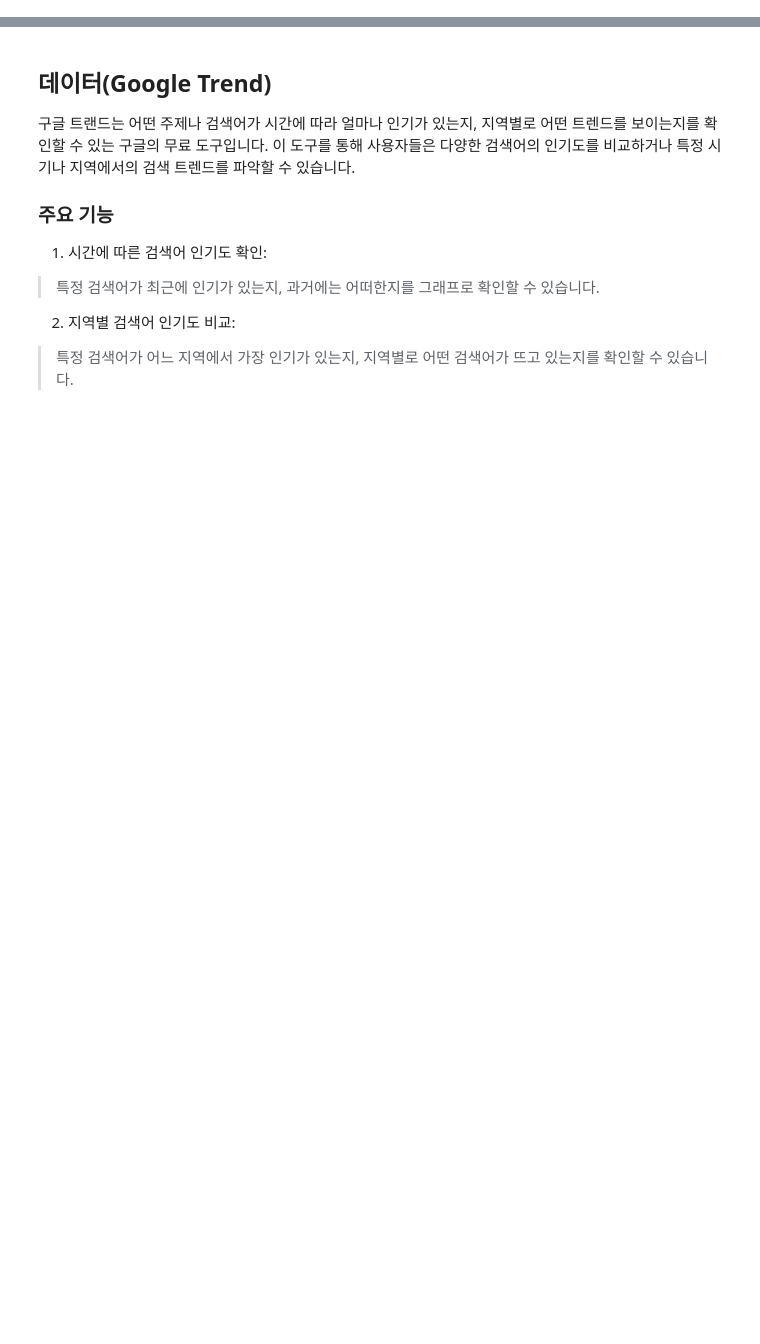
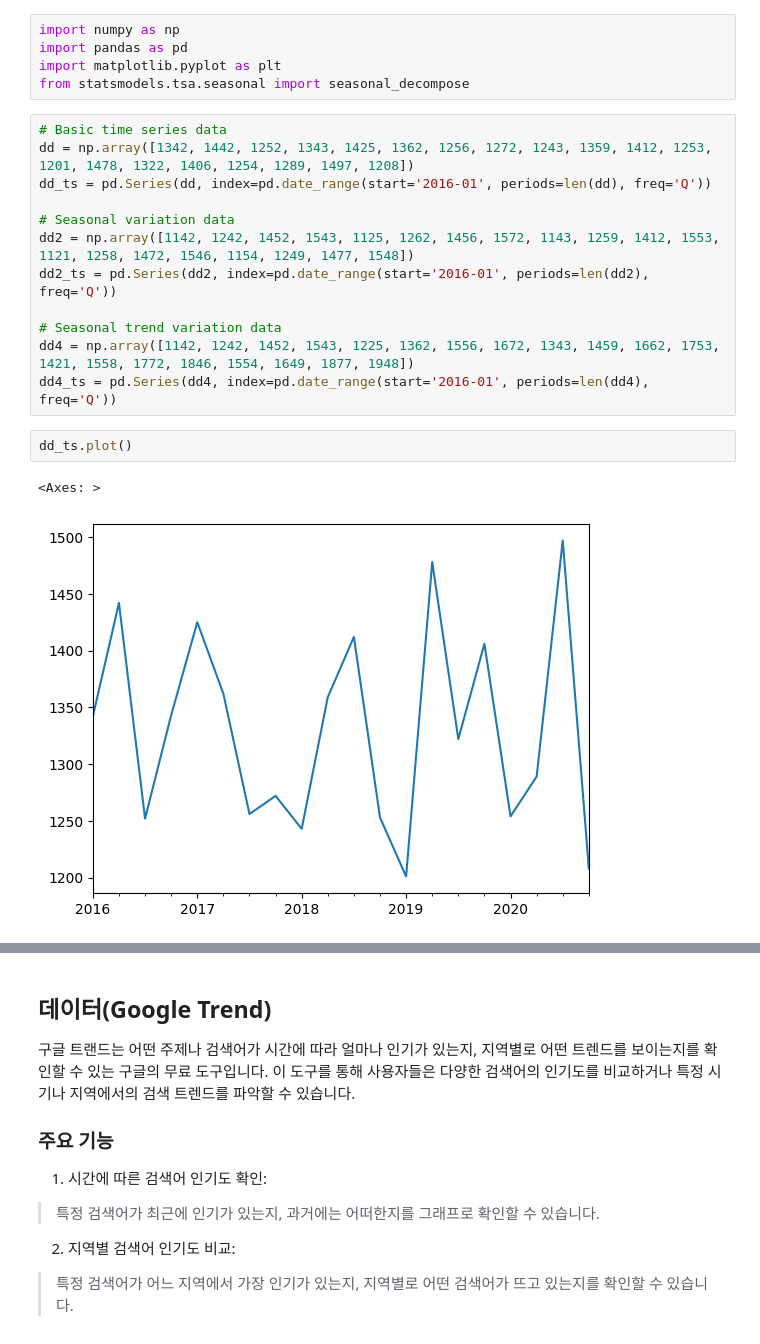
Before and after one commit to euisuk-chung/TimeSeriesDataAnalysis, a Jupyter notebook: 실습자료/시계열_데이터_분석_실습.ipynb, the cells around one changed output, grey strips where cells are left out. Cells and saved outputs as stored; diff of their text form; blank space fills up the shorter version.

```diff
--- a/실습자료/시계열_데이터_분석_실습.ipynb
+++ b/실습자료/시계열_데이터_분석_실습.ipynb
@@ -0,0 +153,22 @@
+# %%
+import numpy as np
+import pandas as pd
+import matplotlib.pyplot as plt
+from statsmodels.tsa.seasonal import seasonal_decompose
+# %%
+# Basic time series data
+dd = np.array([1342, 1442, 1252, 1343, 1425, 1362, 1256, 1272, 1243, 1359, 1412, 1253, 1201, 1478, 1322, 1406, 1254, 1289, 1497, 1208])
+dd_ts = pd.Series(dd, index=pd.date_range(start='2016-01', periods=len(dd), freq='Q'))
+
+# Seasonal variation data
+dd2 = np.array([1142, 1242, 1452, 1543, 1125, 1262, 1456, 1572, 1143, 1259, 1412, 1553, 1121, 1258, 1472, 1546, 1154, 1249, 1477, 1548])
+dd2_ts = pd.Series(dd2, index=pd.date_range(start='2016-01', periods=len(dd2), freq='Q'))
+
+# Seasonal trend variation data
+dd4 = np.array([1142, 1242, 1452, 1543, 1225, 1362, 1556, 1672, 1343, 1459, 1662, 1753, 1421, 1558, 1772, 1846, 1554, 1649, 1877, 1948])
+dd4_ts = pd.Series(dd4, index=pd.date_range(start='2016-01', periods=len(dd4), freq='Q'))
+# %%
+dd_ts.plot()
+# %% [output]
+<Axes: >
+[figure, added]
```
Also changed, not shown: parts of 101 cells of this notebook, 3 other files.
